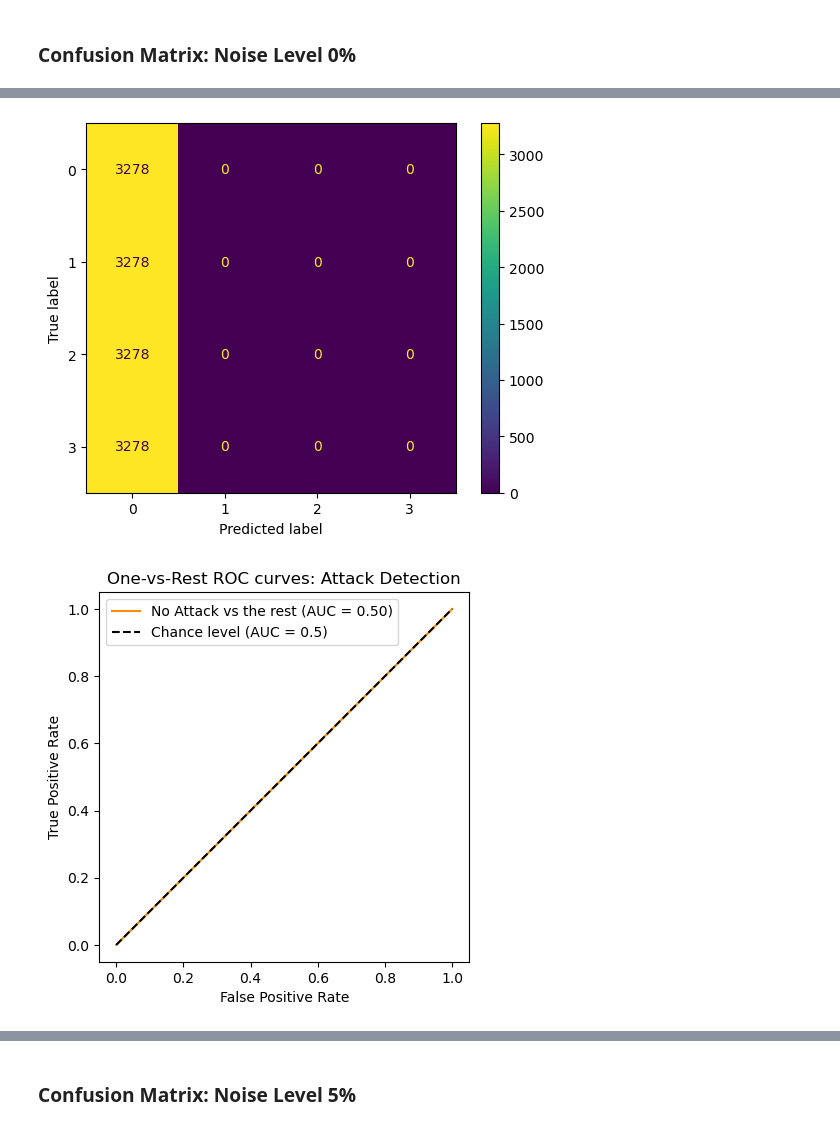
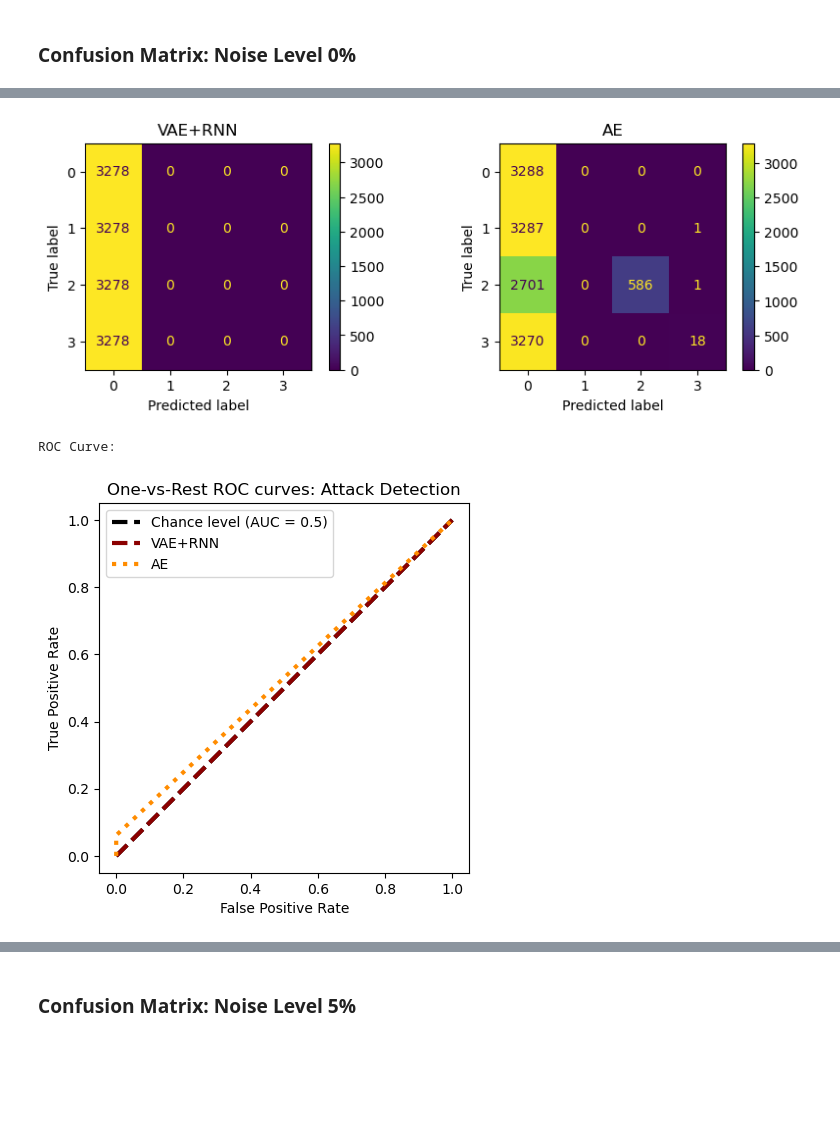
Before and after one commit to navidaftabi/rnn_paper, a Jupyter notebook: dnn5_test.ipynb, the cells around one changed output, grey strips where cells are left out. Cells and saved outputs as stored; diff of their text form; code cells hidden in the pictures; blank space fills up the shorter version.

```diff
--- a/dnn5_test.ipynb
+++ b/dnn5_test.ipynb
@@ -165,0 +205,14 @@ y = torch.cat(y, dim=0)
+# %%
+for level in tqdm(noise_levels, desc=' Generating residuals ... '):
+    ae = aes[level].eval()
+    for severity in range(5,10):
+        _Z = Z[severity]
+        R = defaultdict(list)
+        for k, v in _Z.items():
+            z = torch.tensor(v, dtype=torch.float32).to(device)
+            # AE residuals
+            r = (ae(z) - z).detach().cpu()
+            R[k] = torch.stack([r], dim=1)
+        R = dict(sorted(R.items()))
+        _pred = dnnAE(torch.cat(list(R.values()), dim=0).to(device))
+        pred['ae'][level,severity] = torch.cat([pred_normal[level].cpu(), _pred.cpu()], dim=0).detach()
@@ -166,3 +221,9 @@ y = torch.cat(y, dim=0)
+# %%
+_y = []
+no_signal['ae'] = len(Z[0])
+for l in range(4):
+    _y.append(F.one_hot(l * torch.ones((no_signal['ae']), dtype=torch.long), num_classes=4))
+y['ae'] = torch.cat(_y, dim=0)
 # %% [markdown]
 # **DNN Evaluation**
 # %% [markdown]
@@ -325,31 +443,46 @@ Confusion Matrix:
 # %%
 severity = 8
 level = 0
-pp = torch.argmax(pred[level,severity], dim=1).numpy()
-yy = torch.argmax(y, dim=1).numpy()
+
+pp_vae = torch.argmax(pred['vae'][level,severity], dim=1).numpy()
+pp_ae = torch.argmax(pred['ae'][level,severity], dim=1).numpy()
+yy_vae = torch.argmax(y['vae'], dim=1).numpy()
+yy_ae = torch.argmax(y['ae'], dim=1).numpy()
+
 # report
-print("Classification Report:\n")
-print(metrics.classification_report(yy, pp, zero_division=0))
+print("\033[1mVAE+RNN --> DNN Classification Report:\033[0m ")
+print(metrics.classification_report(yy_vae, pp_vae, digits=6, zero_division=0))
+print("\033[1mAE --> DNN Classification Report:\033[0m")
+print(metrics.classification_report(yy_ae, pp_ae, digits=6, zero_division=0))
+
 # confusion matrix
-cm = metrics.confusion_matrix(yy,pp, labels=[0,1,2,3])
-print("Confusion Matrix:")
-metrics.ConfusionMatrixDisplay(cm, display_labels=[0,1,2,3]).plot()
+print("\033[1mConfusion Matrix:\033[0m")
+fig, axes = plt.subplots(nrows=1, ncols=2, figsize=(10,3))
+cm = metrics.confusion_matrix(yy_vae,pp_vae, labels=[0,1,2,3])
+metrics.ConfusionMatrixDisplay(cm, display_labels=[0,1,2,3]).plot(ax=axes[0])
+cm = metrics.confusion_matrix(yy_ae,pp_ae, labels=[0,1,2,3])
+metrics.ConfusionMatrixDisplay(cm, display_labels=[0,1,2,3]).plot(ax=axes[1])
+axes[0].set_title("VAE+RNN")
+axes[1].set_title("AE")
 plt.show()
+
 # roc curve 0 vs. rest
+print("\033[1mROC Curve:\033[0m")
 chance_level_line_kw = {
             "label": "Chance level (AUC = 0.5)",
             "color": "k",
             "linestyle": "--",
+            "lw": 3
         }
-yy[yy>0] = 1
-pp[pp>0] = 1
-metrics.RocCurveDisplay.from_predictions(
-    yy,
-    pp,
-    name="No Attack vs the rest",
-    color="darkorange"
-)
+yy_vae[yy_vae>0] = 1
+pp_vae[pp_vae>0] = 1
+yy_ae[yy_ae>0] = 1
+pp_ae[pp_ae>0] = 1
+fpr_vae, tpr_vae, the_vae = metrics.roc_curve(yy_vae, pp_vae)
+fpr_ae, tpr_ae, the_ae = metrics.roc_curve(yy_ae,pp_ae)
 plt.plot((0, 1), (0, 1), **chance_level_line_kw)
+plt.plot(fpr_vae, tpr_vae, lw=3, linestyle='dashed', color='darkred', label= "VAE+RNN")
+plt.plot(fpr_ae, tpr_ae, lw=3, linestyle='dotted', color='darkorange', label= "AE")
 plt.axis("square")
 plt.xlabel("False Positive Rate")
 plt.ylabel("True Positive Rate")
@@ -372,7 +508,8 @@ weighted avg       0.06      0.25      0.10     13112
 
 Confusion Matrix:
-[figure, old version]
+[figure, new version]
+ROC Curve:
-[figure, old version]
+[figure, new version]
 # %%
 severity = 9
 level = 0
```
Also changed, not shown: parts of 63 cells of this notebook.
